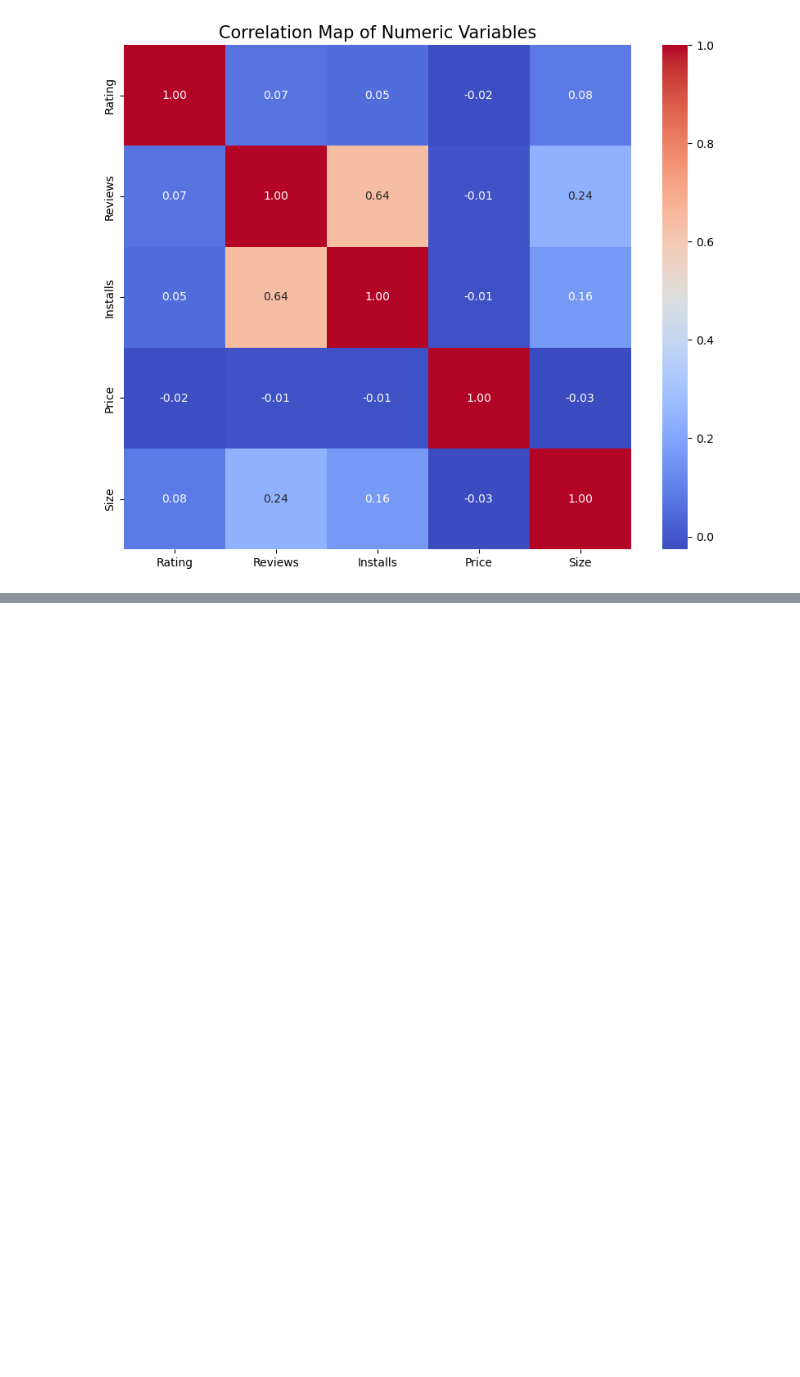
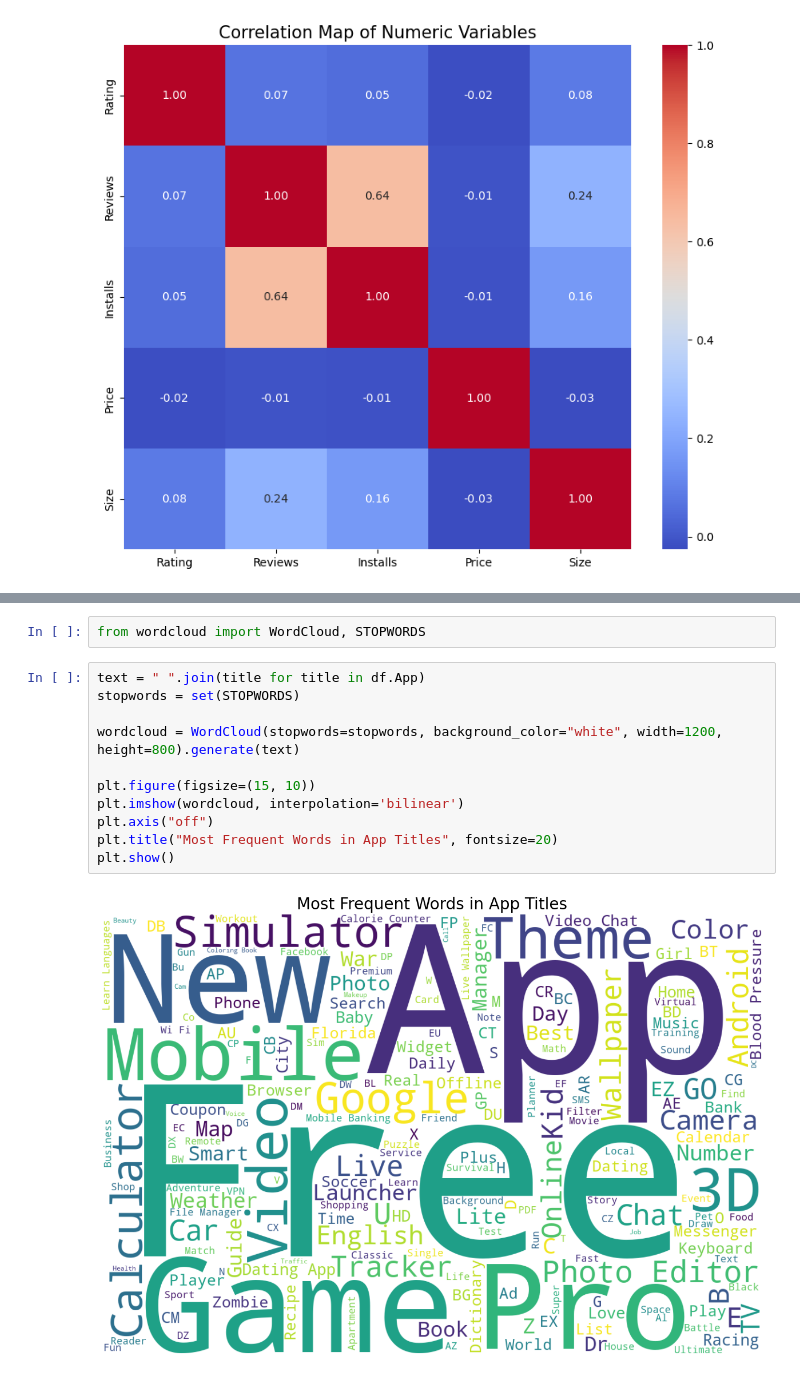
Before and after one commit to seymanurbakla/google-play-store-analysis, a Jupyter notebook: analysis.ipynb, the cells around one changed output, grey strips where cells are left out. Drawn from its saved outputs; the diff is of its cells as text; blank space fills up the shorter version.

Commit message:
Plot: Add WordCloud visualization for app titles

```diff
--- a/analysis.ipynb
+++ b/analysis.ipynb
@@ -176,0 +198,15 @@ plt.show()
+# %%
+from wordcloud import WordCloud, STOPWORDS
+# %%
+text = " ".join(title for title in df.App)
+stopwords = set(STOPWORDS)
+
+wordcloud = WordCloud(stopwords=stopwords, background_color="white", width=1200, height=800).generate(text)
+
+plt.figure(figsize=(15, 10))
+plt.imshow(wordcloud, interpolation='bilinear')
+plt.axis("off")
+plt.title("Most Frequent Words in App Titles", fontsize=20)
+plt.show()
+# %% [output]
+[figure, added]
```
Also changed, not shown: parts of 2 cells of this notebook.
